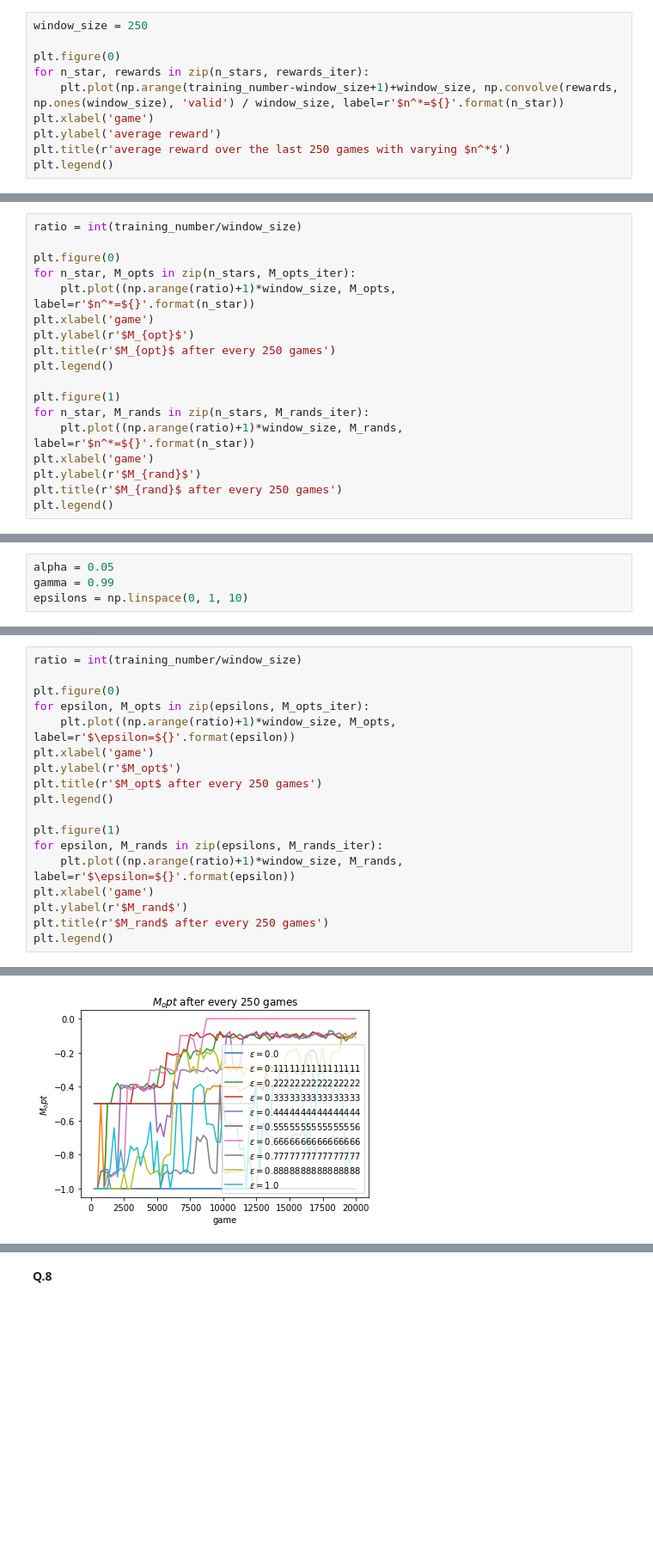
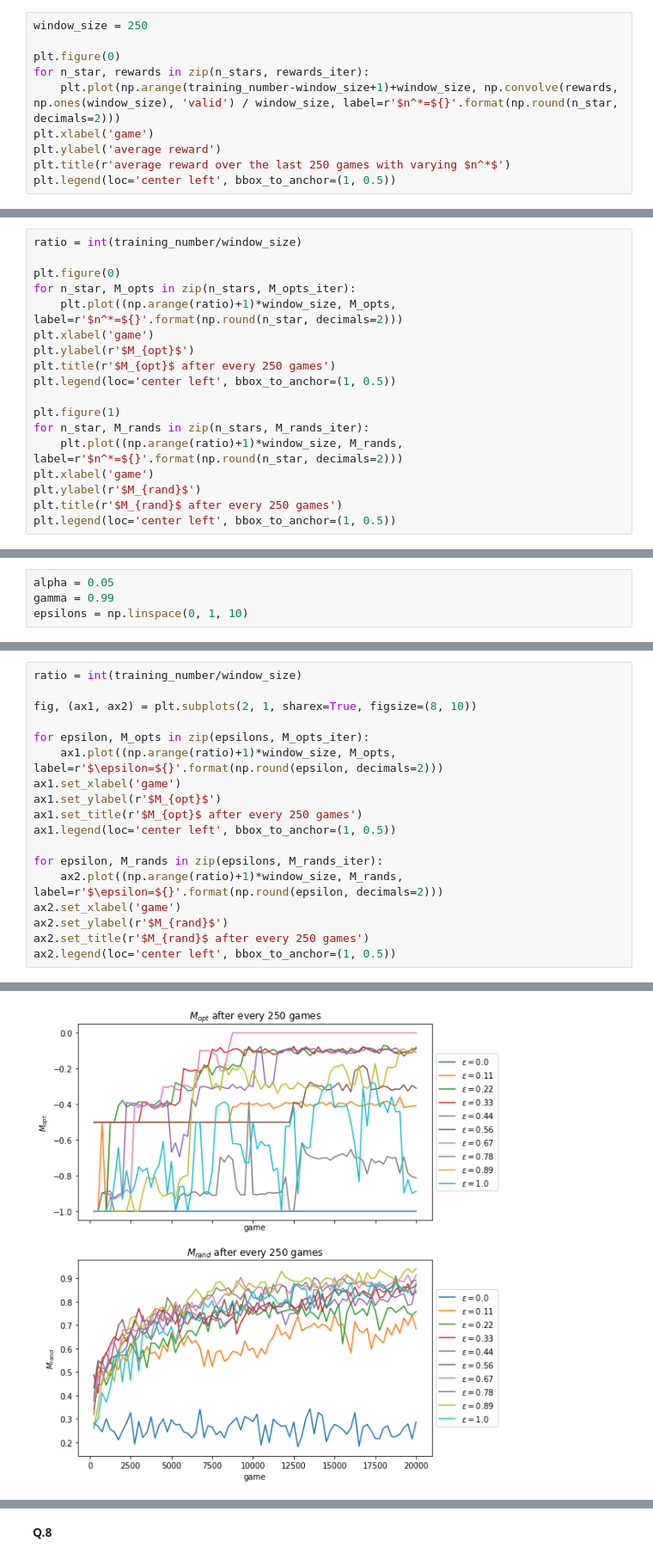
Before and after one commit to Noam-Ghenassia/ANN_miniproject, a Jupyter notebook: Q-learning.ipynb, the cells around one changed output, grey strips where cells are left out. Shown at 86% size. Drawn from its saved outputs; the diff is of its cells as text; blank space fills up the shorter version.

```diff
--- a/Q-learning.ipynb
+++ b/Q-learning.ipynb
@@ -58,10 +65,10 @@ window_size = 250
 
 plt.figure(0)
 for n_star, rewards in zip(n_stars, rewards_iter):
-    plt.plot(np.arange(training_number-window_size+1)+window_size, np.convolve(rewards, np.ones(window_size), 'valid') / window_size, label=r'$n^*=${}'.format(n_star))
+    plt.plot(np.arange(training_number-window_size+1)+window_size, np.convolve(rewards, np.ones(window_size), 'valid') / window_size, label=r'$n^*=${}'.format(np.round(n_star, decimals=2)))
 plt.xlabel('game')
 plt.ylabel('average reward')
 plt.title(r'average reward over the last 250 games with varying $n^*$')
-plt.legend()
+plt.legend(loc='center left', bbox_to_anchor=(1, 0.5))
 # %% [output]
 <matplotlib.legend.Legend at 0x...>
@@ -99,18 +110,18 @@ ratio = int(training_number/window_size)
 
 plt.figure(0)
 for n_star, M_opts in zip(n_stars, M_opts_iter):
-    plt.plot((np.arange(ratio)+1)*window_size, M_opts, label=r'$n^*=${}'.format(n_star))
+    plt.plot((np.arange(ratio)+1)*window_size, M_opts, label=r'$n^*=${}'.format(np.round(n_star, decimals=2)))
 plt.xlabel('game')
 plt.ylabel(r'$M_{opt}$')
 plt.title(r'$M_{opt}$ after every 250 games')
-plt.legend()
+plt.legend(loc='center left', bbox_to_anchor=(1, 0.5))
 
 plt.figure(1)
 for n_star, M_rands in zip(n_stars, M_rands_iter):
-    plt.plot((np.arange(ratio)+1)*window_size, M_rands, label=r'$n^*=${}'.format(n_star))
+    plt.plot((np.arange(ratio)+1)*window_size, M_rands, label=r'$n^*=${}'.format(np.round(n_star, decimals=2)))
 plt.xlabel('game')
 plt.ylabel(r'$M_{rand}$')
 plt.title(r'$M_{rand}$ after every 250 games')
-plt.legend()
+plt.legend(loc='center left', bbox_to_anchor=(1, 0.5))
 # %% [output]
 <matplotlib.legend.Legend at 0x...>
@@ -217,21 +235,21 @@ for epsilon in epsilons:
 # %%
 ratio = int(training_number/window_size)
 
-plt.figure(0)
+fig, (ax1, ax2) = plt.subplots(2, 1, sharex=True, figsize=(8, 10))
+
 for epsilon, M_opts in zip(epsilons, M_opts_iter):
-    plt.plot((np.arange(ratio)+1)*window_size, M_opts, label=r'$\epsilon=${}'.format(epsilon))
-plt.xlabel('game')
-plt.ylabel(r'$M_opt$')
-plt.title(r'$M_opt$ after every 250 games')
-plt.legend()
+    ax1.plot((np.arange(ratio)+1)*window_size, M_opts, label=r'$\epsilon=${}'.format(np.round(epsilon, decimals=2)))
+ax1.set_xlabel('game')
+ax1.set_ylabel(r'$M_{opt}$')
+ax1.set_title(r'$M_{opt}$ after every 250 games')
+ax1.legend(loc='center left', bbox_to_anchor=(1, 0.5))
 
-plt.figure(1)
 for epsilon, M_rands in zip(epsilons, M_rands_iter):
-    plt.plot((np.arange(ratio)+1)*window_size, M_rands, label=r'$\epsilon=${}'.format(epsilon))
-plt.xlabel('game')
-plt.ylabel(r'$M_rand$')
-plt.title(r'$M_rand$ after every 250 games')
-plt.legend()
+    ax2.plot((np.arange(ratio)+1)*window_size, M_rands, label=r'$\epsilon=${}'.format(np.round(epsilon, decimals=2)))
+ax2.set_xlabel('game')
+ax2.set_ylabel(r'$M_{rand}$')
+ax2.set_title(r'$M_{rand}$ after every 250 games')
+ax2.legend(loc='center left', bbox_to_anchor=(1, 0.5))
 # %% [output]
 <matplotlib.legend.Legend at 0x...>
-[figure, old version]
+[figure, new version]
```
Also changed, not shown: parts of 18 cells of this notebook.
